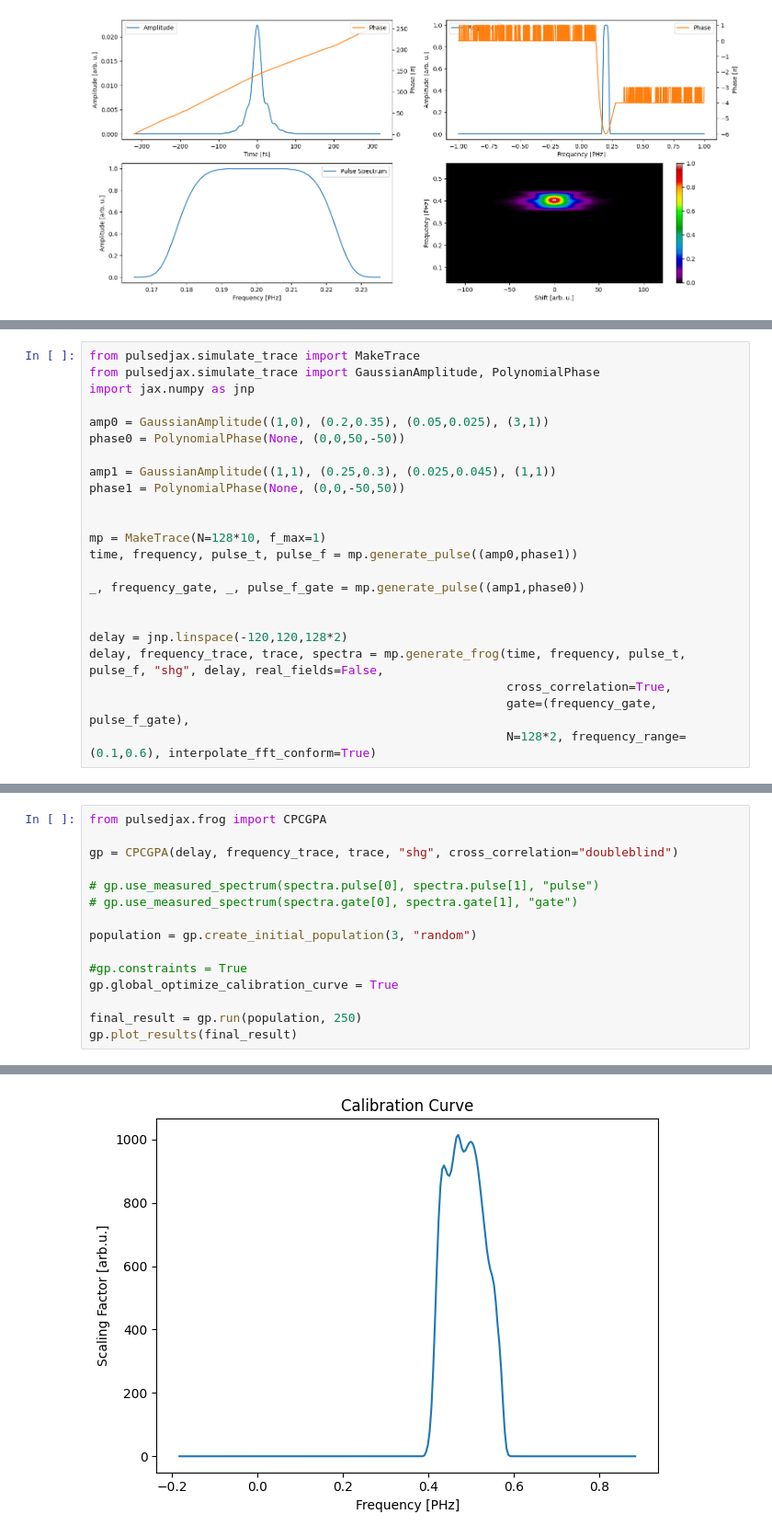
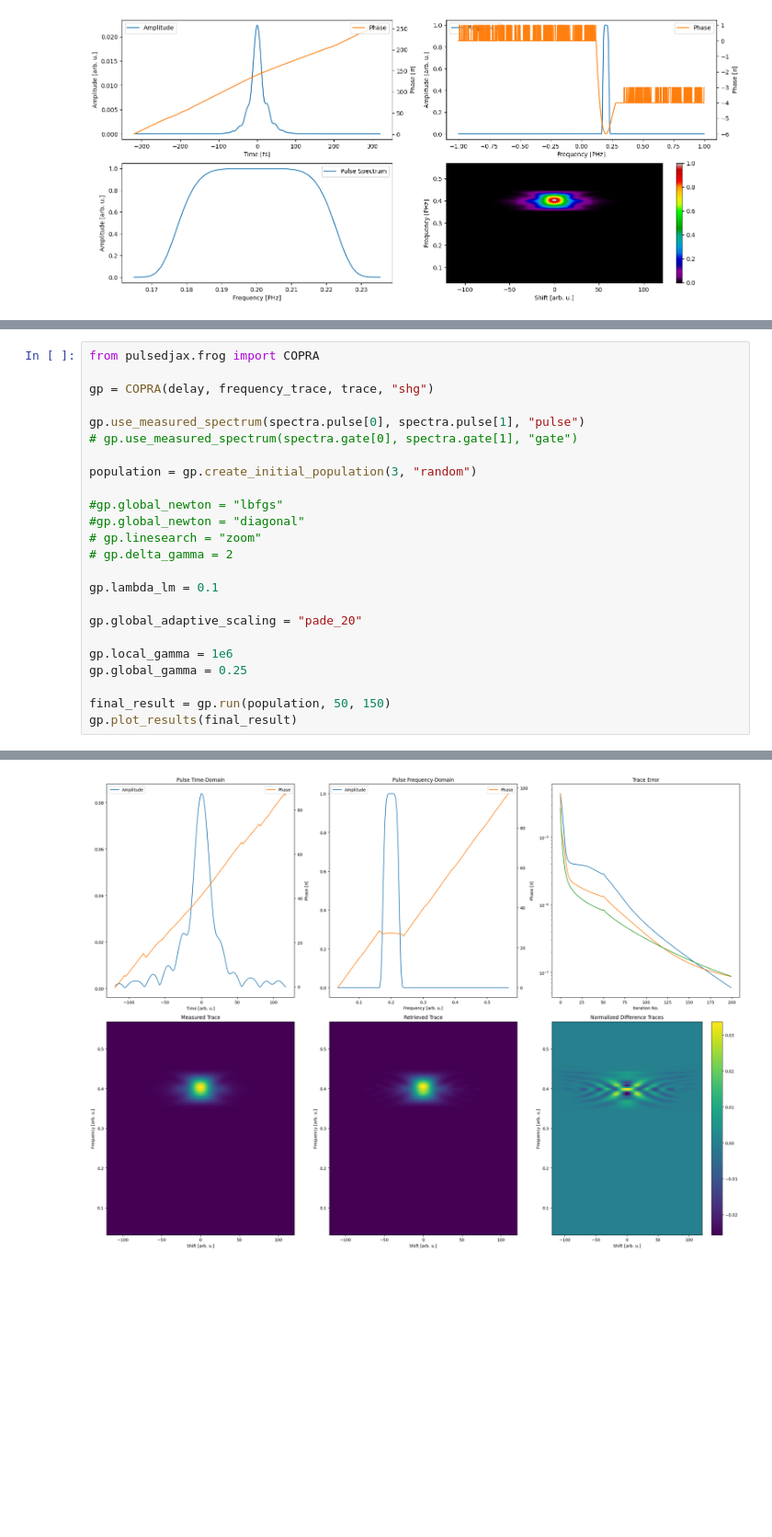
Before and after one commit to matillda123/Pulse-Retrieval-with-JAX, a Jupyter notebook: _usage_example.ipynb, the cells around one changed output, grey strips where cells are left out. Shown at 92% size. Cells and saved outputs as stored; diff of their text form; blank space fills up the shorter version.

Commit message:
Some changes in pcgpa, phase-factor opt final

```diff
--- a/_usage_example.ipynb
+++ b/_usage_example.ipynb
@@ -57,23 +54,0 @@ gp.plot_results(final_result)
-# %%
-from pulsedjax.simulate_trace import MakeTrace
-from pulsedjax.simulate_trace import GaussianAmplitude, PolynomialPhase
-import jax.numpy as jnp
-
-amp0 = GaussianAmplitude((1,0), (0.2,0.35), (0.05,0.025), (3,1))
-phase0 = PolynomialPhase(None, (0,0,50,-50))
-
-amp1 = GaussianAmplitude((1,1), (0.25,0.3), (0.025,0.045), (1,1))
-phase1 = PolynomialPhase(None, (0,0,-50,50))
-
-
-mp = MakeTrace(N=128*10, f_max=1)
-time, frequency, pulse_t, pulse_f = mp.generate_pulse((amp0,phase1))
-
-_, frequency_gate, _, pulse_f_gate = mp.generate_pulse((amp1,phase0))
-
-
-delay = jnp.linspace(-120,120,128*2)
-delay, frequency_trace, trace, spectra = mp.generate_frog(time, frequency, pulse_t, pulse_f, "shg", delay, real_fields=False,
-                                                          cross_correlation=True,
-                                                          gate=(frequency_gate, pulse_f_gate),
-                                                          N=128*2, frequency_range=(0.1,0.6), interpolate_fft_conform=True)
@@ -83,16 +55,25 @@ An NVIDIA GPU may be present on this machine, but a CUDA-enabled jaxlib is not i
 # %%
-from pulsedjax.frog import CPCGPA
+from pulsedjax.frog import COPRA
 
-gp = CPCGPA(delay, frequency_trace, trace, "shg", cross_correlation="doubleblind")
+gp = COPRA(delay, frequency_trace, trace, "shg")
 
-# gp.use_measured_spectrum(spectra.pulse[0], spectra.pulse[1], "pulse")
+gp.use_measured_spectrum(spectra.pulse[0], spectra.pulse[1], "pulse")
 # gp.use_measured_spectrum(spectra.gate[0], spectra.gate[1], "gate")
 
 population = gp.create_initial_population(3, "random")
 
-#gp.constraints = True
-gp.global_optimize_calibration_curve = True
+#gp.global_newton = "lbfgs"
+#gp.global_newton = "diagonal"
+# gp.linesearch = "zoom"
+# gp.delta_gamma = 2
 
-final_result = gp.run(population, 250)
+gp.lambda_lm = 0.1
+
+gp.global_adaptive_scaling = "pade_20"
+
+gp.local_gamma = 1e6
+gp.global_gamma = 0.25
+
+final_result = gp.run(population, 50, 150)
 gp.plot_results(final_result)
 # %% [output]
@@ -106 +80 @@ ValueError: Floating point image RGB values must be in the 0..1 range.
-[figure, old version]
+[figure, new version]
```
Also changed, not shown: parts of 4 cells of this notebook, 5 other files.
